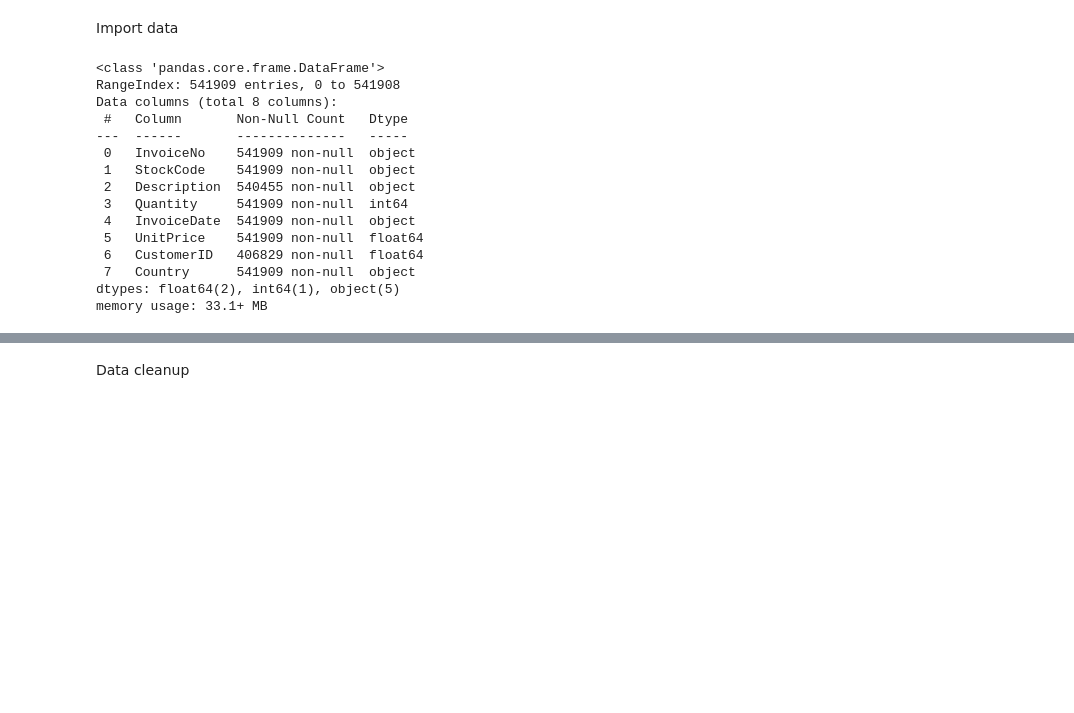
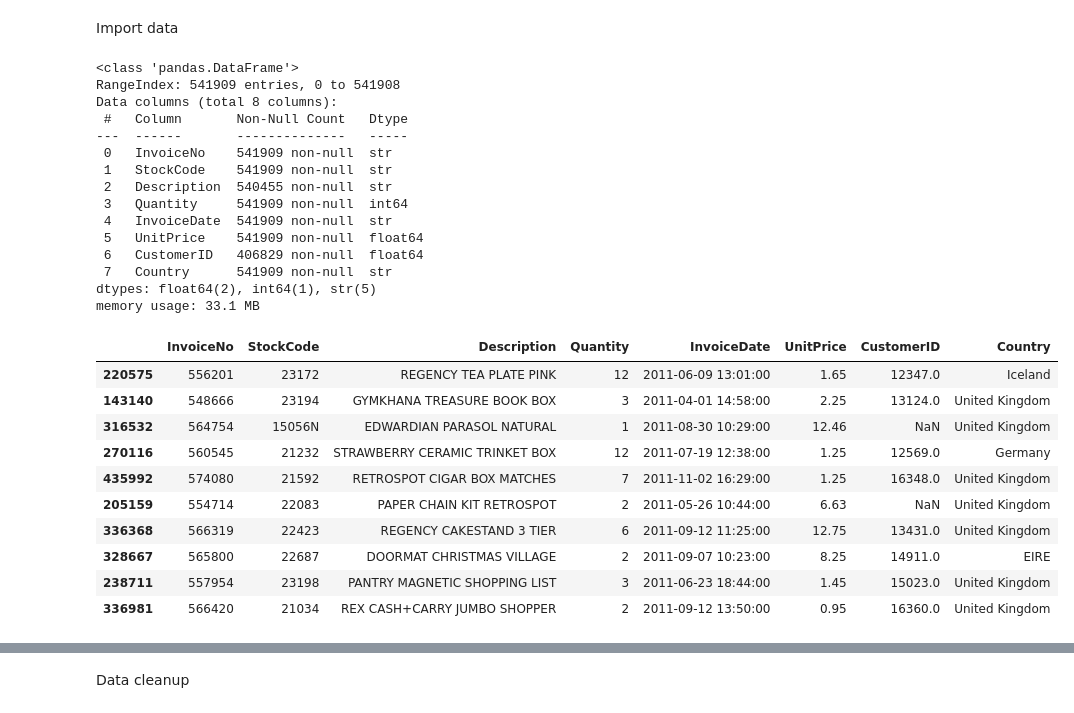
Before and after one commit to i-slusarczyk/online-retail-analysis, a Jupyter notebook: online_retail_analysis.ipynb, the cells around one changed output, grey strips where cells are left out. Drawn from its saved outputs; the diff is of its cells as text; code cells hidden in the pictures; blank space fills up the shorter version.

```diff
--- a/online_retail_analysis.ipynb
+++ b/online_retail_analysis.ipynb
@@ -11,21 +12,35 @@ import datetime as dt
 # %% [markdown]
 Import data
 # %%
-df=pd.read_csv(r"datasets\online_retail.csv")
+df=pd.read_csv(Path("datasets") / "online_retail.csv")
 df.info()
 # %% [output]
-<class 'pandas.core.frame.DataFrame'>
+<class 'pandas.DataFrame'>
 RangeIndex: 541909 entries, 0 to 541908
 Data columns (total 8 columns):
  #   Column       Non-Null Count   Dtype
 ---  ------       --------------   -----
- 0   InvoiceNo    541909 non-null  object
- 1   StockCode    541909 non-null  object
- 2   Description  540455 non-null  object
+ 0   InvoiceNo    541909 non-null  str
+ 1   StockCode    541909 non-null  str
+ 2   Description  540455 non-null  str
  3   Quantity     541909 non-null  int64
- 4   InvoiceDate  541909 non-null  object
+ 4   InvoiceDate  541909 non-null  str
  5   UnitPrice    541909 non-null  float64
  6   CustomerID   406829 non-null  float64
- 7   Country      541909 non-null  object
-dtypes: float64(2), int64(1), object(5)
-memory usage: 33.1+ MB
+ 7   Country      541909 non-null  str
+dtypes: float64(2), int64(1), str(5)
+memory usage: 33.1 MB
+# %%
+df.sample(10)
+# %% [output]
+|  | InvoiceNo | StockCode | Description | Quantity | InvoiceDate | UnitPrice | CustomerID | Country |
+| 220575 | 556201 | 23172 | REGENCY TEA PLATE PINK | 12 | 2011-06-09 13:01:00 | 1.65 | 12347.0 | Iceland |
+| 143140 | 548666 | 23194 | GYMKHANA TREASURE BOOK BOX | 3 | 2011-04-01 14:58:00 | 2.25 | 13124.0 | United Kingdom |
+| 316532 | 564754 | 15056N | EDWARDIAN PARASOL NATURAL | 1 | 2011-08-30 10:29:00 | 12.46 | NaN | United Kingdom |
+| 270116 | 560545 | 21232 | STRAWBERRY CERAMIC TRINKET BOX | 12 | 2011-07-19 12:38:00 | 1.25 | 12569.0 | Germany |
+| 435992 | 574080 | 21592 | RETROSPOT CIGAR BOX MATCHES | 7 | 2011-11-02 16:29:00 | 1.25 | 16348.0 | United Kingdom |
+| 205159 | 554714 | 22083 | PAPER CHAIN KIT RETROSPOT | 2 | 2011-05-26 10:44:00 | 6.63 | NaN | United Kingdom |
+| 336368 | 566319 | 22423 | REGENCY CAKESTAND 3 TIER | 6 | 2011-09-12 11:25:00 | 12.75 | 13431.0 | United Kingdom |
+| 328667 | 565800 | 22687 | DOORMAT CHRISTMAS VILLAGE | 2 | 2011-09-07 10:23:00 | 8.25 | 14911.0 | EIRE |
+| 238711 | 557954 | 23198 | PANTRY MAGNETIC SHOPPING LIST | 3 | 2011-06-23 18:44:00 | 1.45 | 15023.0 | United Kingdom |
+| 336981 | 566420 | 21034 | REX CASH+CARRY JUMBO SHOPPER | 2 | 2011-09-12 13:50:00 | 0.95 | 16360.0 | United Kingdom |
```
Also changed, not shown: parts of 3 cells of this notebook.
